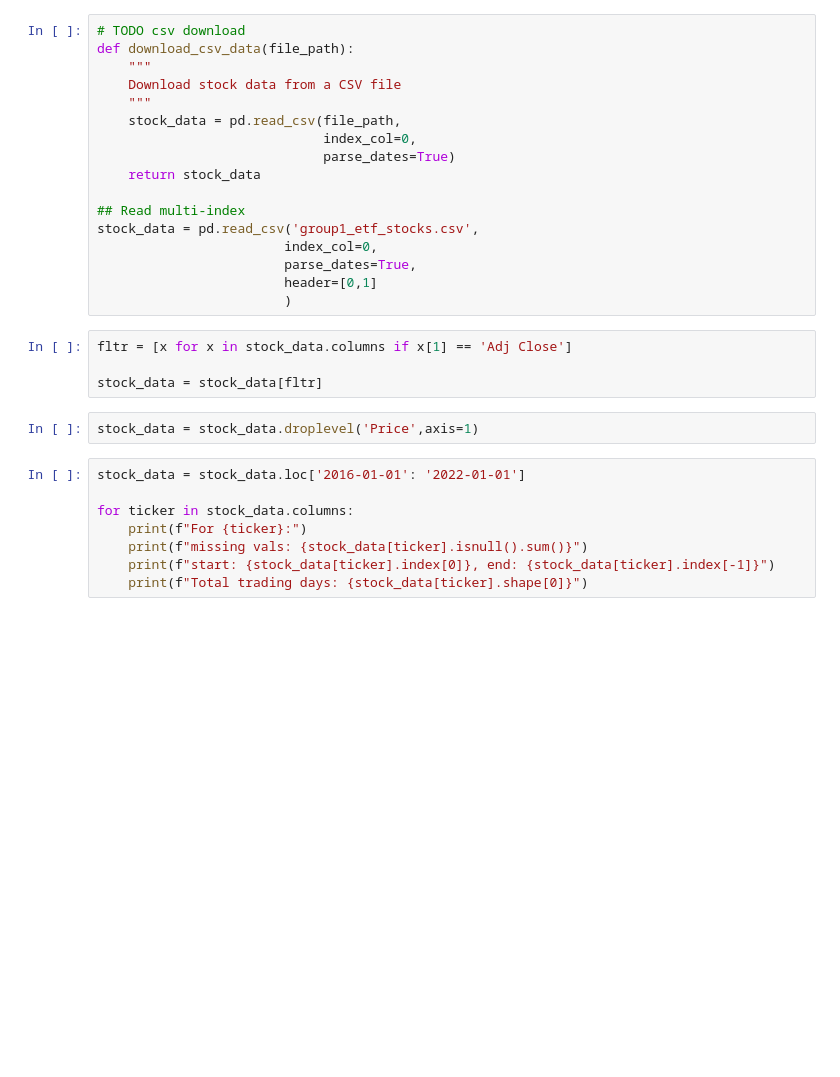
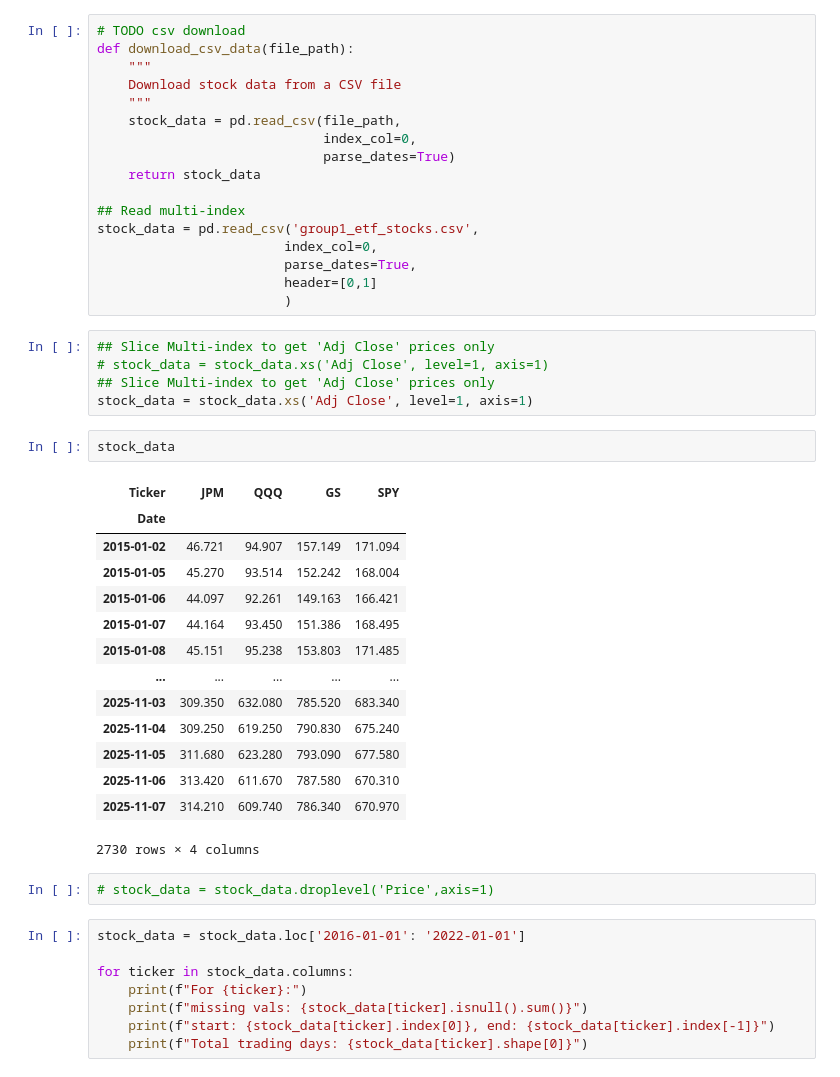
Before and after one commit to changjulian17/qf627, a Jupyter notebook: mock_paper/mock_paper_2/CHANG.ipynb, the cells around one changed output. Drawn from its saved outputs; the diff is of its cells as text; blank space fills up the shorter version.

```diff
--- a/mock_paper/mock_paper_2/CHANG.ipynb
+++ b/mock_paper/mock_paper_2/CHANG.ipynb
@@ -145,11 +145,29 @@ stock_data = pd.read_csv('group1_etf_stocks.csv',
                         header=[0,1]
                         )
 # %%
-fltr = [x for x in stock_data.columns if x[1] == 'Adj Close']
-
-stock_data = stock_data[fltr]
+## Slice Multi-index to get 'Adj Close' prices only
+# stock_data = stock_data.xs('Adj Close', level=1, axis=1)
+## Slice Multi-index to get 'Adj Close' prices only
+stock_data = stock_data.xs('Adj Close', level=1, axis=1)
+# %%
+stock_data
+# %% [output]
+| Ticker | JPM | QQQ | GS | SPY |
+| Date |  |  |  |  |
+| 2015-01-02 | 46.721 | 94.907 | 157.149 | 171.094 |
+| 2015-01-05 | 45.270 | 93.514 | 152.242 | 168.004 |
+| 2015-01-06 | 44.097 | 92.261 | 149.163 | 166.421 |
+| 2015-01-07 | 44.164 | 93.450 | 151.386 | 168.495 |
+| 2015-01-08 | 45.151 | 95.238 | 153.803 | 171.485 |
+| ... | ... | ... | ... | ... |
+| 2025-11-03 | 309.350 | 632.080 | 785.520 | 683.340 |
+| 2025-11-04 | 309.250 | 619.250 | 790.830 | 675.240 |
+| 2025-11-05 | 311.680 | 623.280 | 793.090 | 677.580 |
+| 2025-11-06 | 313.420 | 611.670 | 787.580 | 670.310 |
+| 2025-11-07 | 314.210 | 609.740 | 786.340 | 670.970 |
+2730 rows × 4 columns
 # %%
-stock_data = stock_data.droplevel('Price',axis=1)
+# stock_data = stock_data.droplevel('Price',axis=1)
 # %%
 stock_data = stock_data.loc['2016-01-01': '2022-01-01']
 
```
Also changed, not shown: parts of 19 cells of this notebook, 4 other files.
